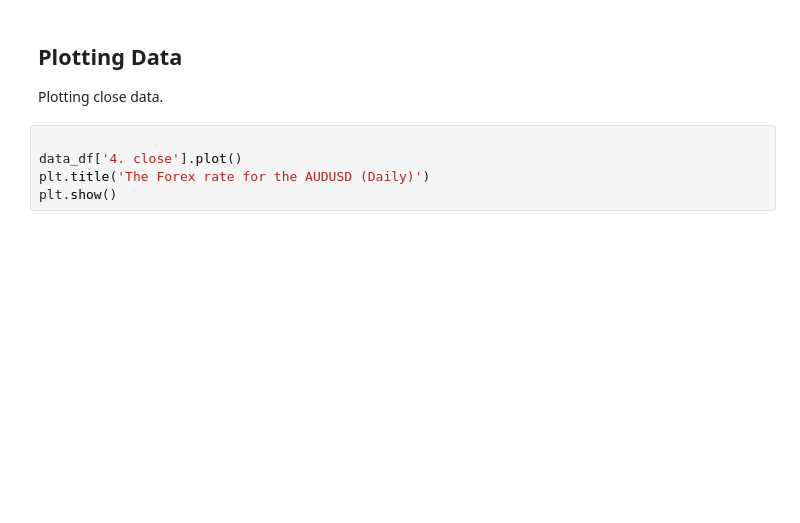
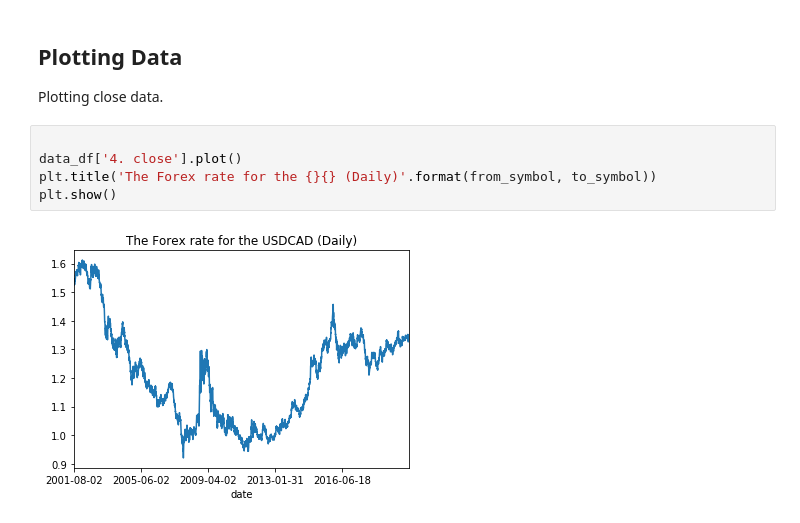
Before and after one commit to jacktator/QuantTrading_Py, a Jupyter notebook: data/historical/forex_daily.ipynb, the cells around one changed output. Drawn from its saved outputs; the diff is of its cells as text; blank space fills up the shorter version.

```diff
--- a/data/historical/forex_daily.ipynb
+++ b/data/historical/forex_daily.ipynb
@@ -123,8 +123,10 @@ Plotting close data.
 # %%
 
 data_df['4. close'].plot()
-plt.title('The Forex rate for the AUDUSD (Daily)')
+plt.title('The Forex rate for the {}{} (Daily)'.format(from_symbol, to_symbol))
 plt.show()
+# %% [output]
+[figure, added]
 # %%
 import seaborn as sns
 
```
Also changed, not shown: parts of 5 cells of this notebook, 3 other files.
